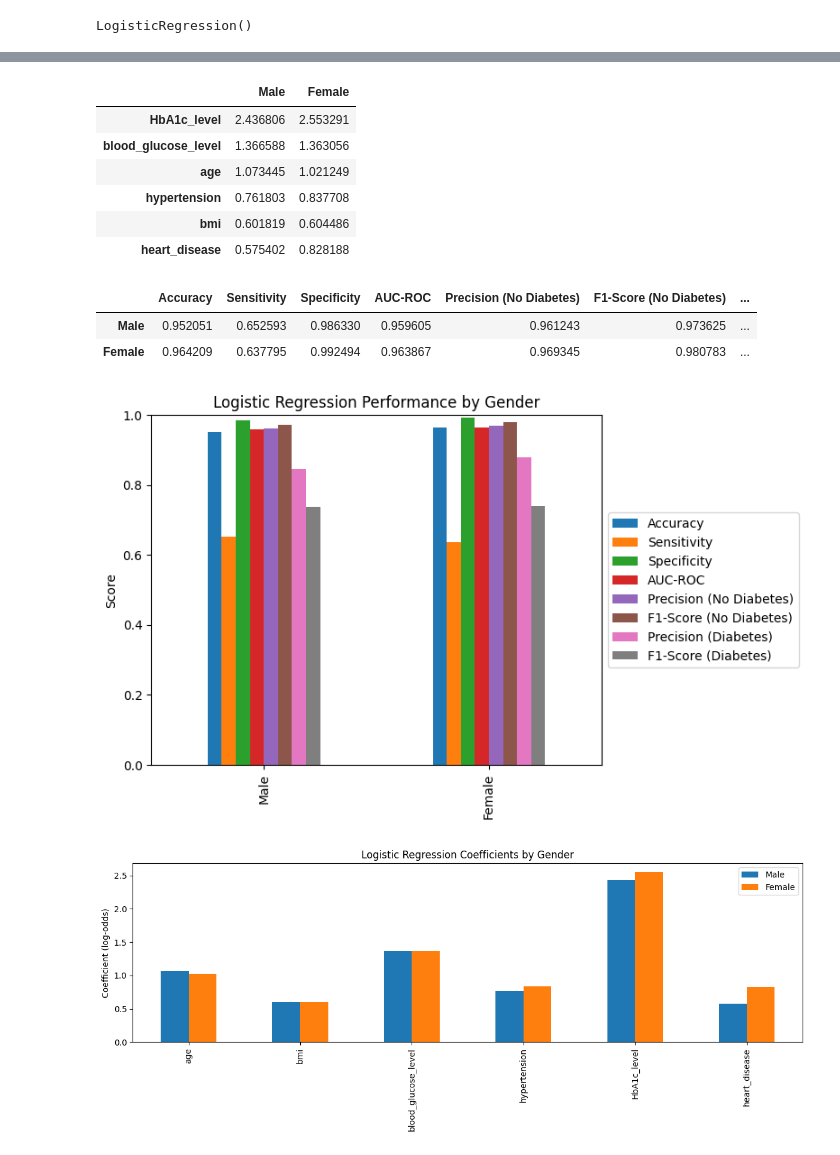
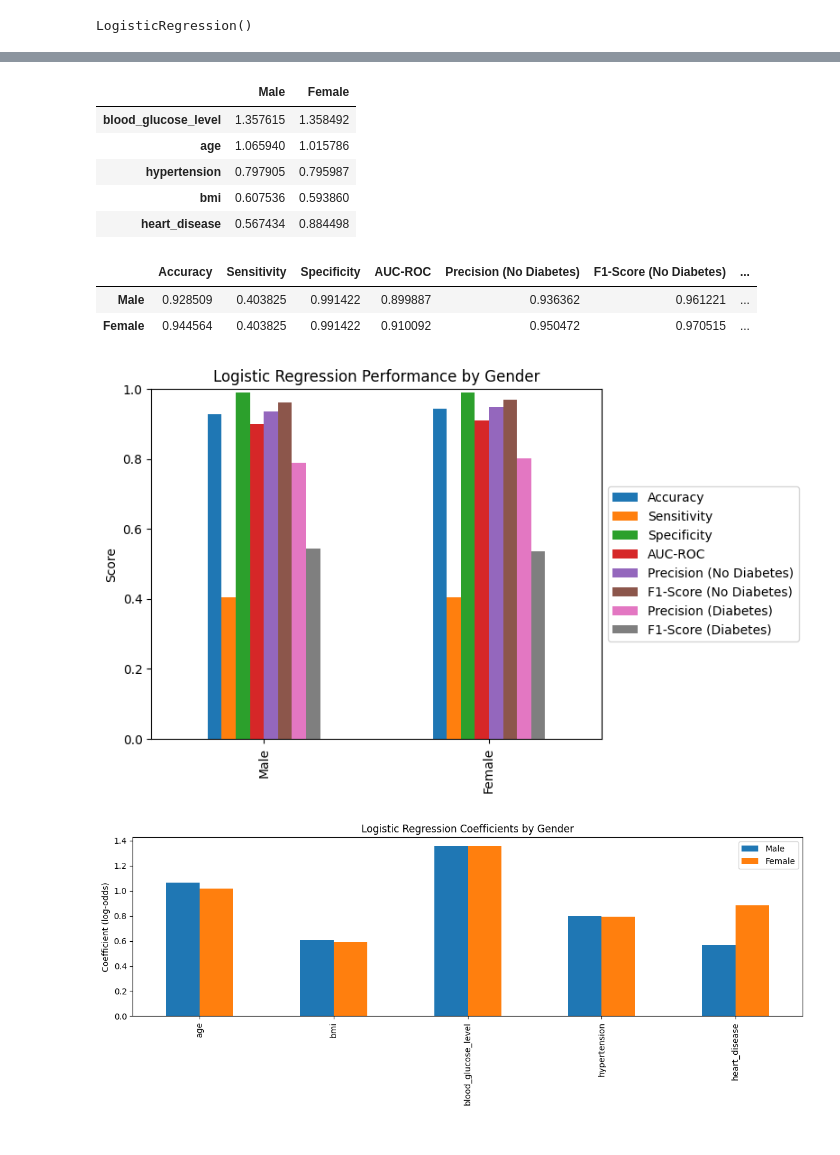
Before and after one commit to raygomez16/data309_datasciencecapstoneproject_diabetesprediction, a Jupyter notebook: 05_gender_based_logistic_regression.ipynb, the cells around one changed output, grey strips where cells are left out. Saved outputs shown, nothing was run; the diff lists cells and outputs as text; code cells hidden in the pictures.

```diff
--- a/05_gender_based_logistic_regression.ipynb
+++ b/05_gender_based_logistic_regression.ipynb
@@ -42,10 +29,6 @@ dataset_training
 | 76887 | 95902 | 12 | 0 | 0 | 27.32 | 6.0 | 145 | 0 | ... |
 | 76888 | 81126 | 1 | 0 | 0 | 15.15 | 6.1 | 200 | 0 | ... |
 76889 rows × 17 columns
-# %%
-#dropping irrelevant columns
-dataset_training = dataset_training.drop(columns = ['Unnamed: 0', 'other'])
-dataset_test  = dataset_test.drop(columns = ['Unnamed: 0', 'other'])
 # %%
 #scaling the data with the continuous and not the binary columns
 binary_cols = [c for c in dataset_training.columns if set(pd.unique(dataset_training[c].dropna())) <= {0, 1}]
@@ -64,10 +47,11 @@ train_scaled = pd.DataFrame(train_scaled_array, columns=new_cols, index=dataset_
 test_scaled  = pd.DataFrame(test_scaled_array,  columns=new_cols, index=dataset_test.index)
 # %%
 #set male and female train and testing
-male_train   = train_scaled[train_scaled['male'] == 1][['age', 'bmi','blood_glucose_level','hypertension','HbA1c_level','heart_disease','diabetes']]
-male_test    = test_scaled[test_scaled['male'] == 1][['age', 'bmi','blood_glucose_level','hypertension','HbA1c_level','heart_disease','diabetes']]
-female_train = train_scaled[train_scaled['female'] == 1][['age', 'bmi','blood_glucose_level','hypertension','HbA1c_level','heart_disease','diabetes']]
-female_test  = test_scaled[test_scaled['female'] == 1][['age', 'bmi','blood_glucose_level','hypertension','HbA1c_level','heart_disease','diabetes']]
+#also dropping irrelevant columns
+male_train   = train_scaled[train_scaled['male'] == 1][['age', 'bmi','blood_glucose_level','hypertension', 'heart_disease','diabetes']]
+male_test    = test_scaled[test_scaled['male'] == 1][['age', 'bmi','blood_glucose_level','hypertension','heart_disease','diabetes']]
+female_train = train_scaled[train_scaled['female'] == 1][['age', 'bmi','blood_glucose_level','hypertension','heart_disease','diabetes']]
+female_test  = test_scaled[test_scaled['female'] == 1][['age', 'bmi','blood_glucose_level','hypertension','heart_disease','diabetes']]
 
 print("Male shapes:", male_train.shape, male_test.shape)
 print("Female shapes:", female_train.shape, female_test.shape)
@@ -214,5 +184,5 @@ weighted avg      0.949     0.952     0.949      8071
 # %%
-#coefficients
+#coefficients for each variable in each gender
 coef_male   = pd.Series(lr_male.coef_[0], index=X_male_train.columns, name='Male')
 coef_female = pd.Series(lr_female.coef_[0], index=X_female_train.columns, name='Female')
 
@@ -220,35 +190,50 @@ coef_compare = pd.concat([coef_male, coef_female], axis=1)
 coef_compare.sort_values(by=['Male','Female'], key=abs, ascending=False)
 # %% [output]
 |  | Male | Female |
-| HbA1c_level | 2.436806 | 2.553291 |
-| blood_glucose_level | 1.366588 | 1.363056 |
-| age | 1.073445 | 1.021249 |
-| hypertension | 0.761803 | 0.837708 |
-| bmi | 0.601819 | 0.604486 |
-| heart_disease | 0.575402 | 0.828188 |
+| blood_glucose_level | 1.357615 | 1.358492 |
+| age | 1.065940 | 1.015786 |
+| hypertension | 0.797905 | 0.795987 |
+| bmi | 0.607536 | 0.593860 |
+| heart_disease | 0.567434 | 0.884498 |
 # %%
-metrics_df3 = pd.concat([metrics_df2, metrics_df], axis=0)
+#merge both metrics summary table into 1
+metrics_df3 = pd.concat([metrics_df_m, metrics_df_f], axis=0)
 metrics_df3.index = ['Male', 'Female']
 metrics_df3.head()
 # %% [output]
 |  | Accuracy | Sensitivity | Specificity | AUC-ROC | Precision (No Diabetes) | F1-Score (No Diabetes) | ... |
-| Male | 0.952051 | 0.652593 | 0.986330 | 0.959605 | 0.961243 | 0.973625 | ... |
-| Female | 0.964209 | 0.637795 | 0.992494 | 0.963867 | 0.969345 | 0.980783 | ... |
+| Male | 0.928509 | 0.403825 | 0.991422 | 0.899887 | 0.936362 | 0.961221 | ... |
+| Female | 0.944564 | 0.403825 | 0.991422 | 0.910092 | 0.950472 | 0.970515 | ... |
 # %%
 #plots
+
+#performance in logistic regression with the metrics for each gender
 ax = metrics_df3.plot.bar(figsize=(8,5))
 ax.set_title("Logistic Regression Performance by Gender")
 ax.set_ylim(0,1)
 ax.set_ylabel("Score")
 ax.legend(loc='center left', bbox_to_anchor=(1, 0.5))
 plt.tight_layout()
 plt.show()
 
+#coefficients plot for each variable for each gender
 coef_compare[['Male','Female']].plot.bar(figsize=(12,5))
 plt.title("Logistic Regression Coefficients by Gender")
 plt.ylabel("Coefficient (log-odds)")
 plt.tight_layout()
 plt.show()
+
+#ROC curve to compare each gender
+fpr, tpr, thresholds = roc_curve(y_female_test, y_prob)
+fpr2, tpr2, thresholds2 = roc_curve(y_male_test, y_prob_m)
+plt.plot(fpr, tpr, label=f"Female ROC = {auc_f:.3f}")
+plt.plot(fpr2, tpr2, label=f"Male ROC = {auc_m:.3f}")
+plt.plot([0,1], [0,1], 'k--')
+plt.xlabel("False Positive Rate")
+plt.ylabel("True Positive Rate")
+plt.title("ROC Curve: Male vs Females - Logistic Regression")
+plt.legend()
+plt.show()
 # %% [output]
-[figure, old version]
+[figure, new version]
-[figure, old version]
+[figure, new version]
```
Also changed, not shown: parts of 12 cells of this notebook, 1 other file.
